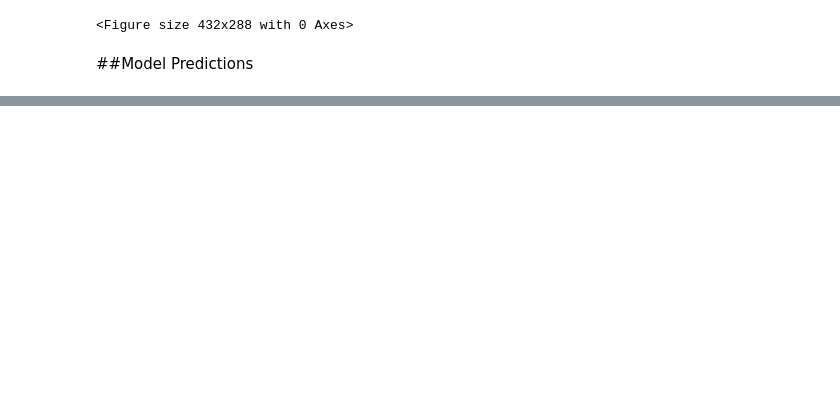
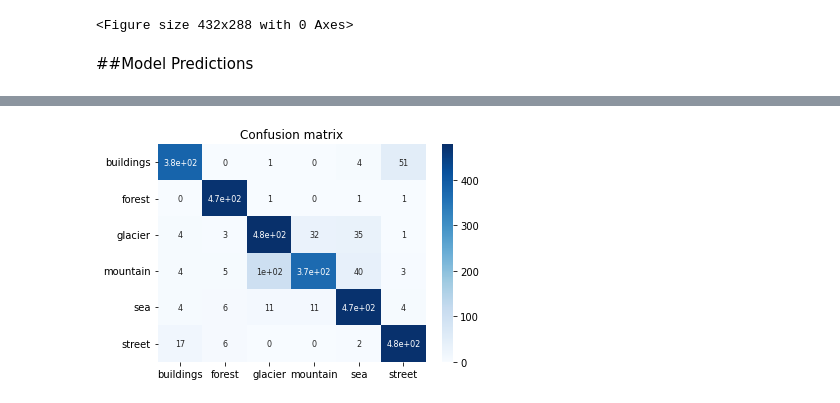
Before and after one commit to NBK-code/Intel-Image-Classification, a Jupyter notebook: Intel_Image_Classification.ipynb, the cells around one changed output, grey strips where cells are left out. Drawn from its saved outputs; the diff is of its cells as text; code cells hidden in the pictures; blank space fills up the shorter version.

```diff
--- a/Intel_Image_Classification.ipynb
+++ b/Intel_Image_Classification.ipynb
@@ -201,6 +211,8 @@ plt.savefig('AccVal_acc')
 <Figure size 432x288 with 0 Axes>
 # %% [markdown]
 ##Model Predictions
+# %%
+model = load_model('models/VGG_transfer_learning')
 # %%
 model.evaluate(X_test_scaled,y_test)
 # %% [output]
@@ -208,0 +221,15 @@ model.evaluate(X_test_scaled,y_test)
+# %%
+test_predictions = model.predict(X_test_scaled)
+test_pred_labels = np.argmax(test_predictions, axis = 1)
+# %%
+CM = confusion_matrix(y_test, test_pred_labels)
+ax = plt.axes()
+class_names = ['buildings', 'forest', 'glacier', 'mountain', 'sea', 'street']
+sn.heatmap(CM, annot=True,
+           annot_kws={"size": 8},
+           xticklabels=class_names,
+           yticklabels=class_names, ax = ax, cmap='Blues')
+ax.set_title('Confusion matrix')
+plt.show()
+# %% [output]
+[figure, added]
```
Also changed, not shown: parts of 9 cells of this notebook.
